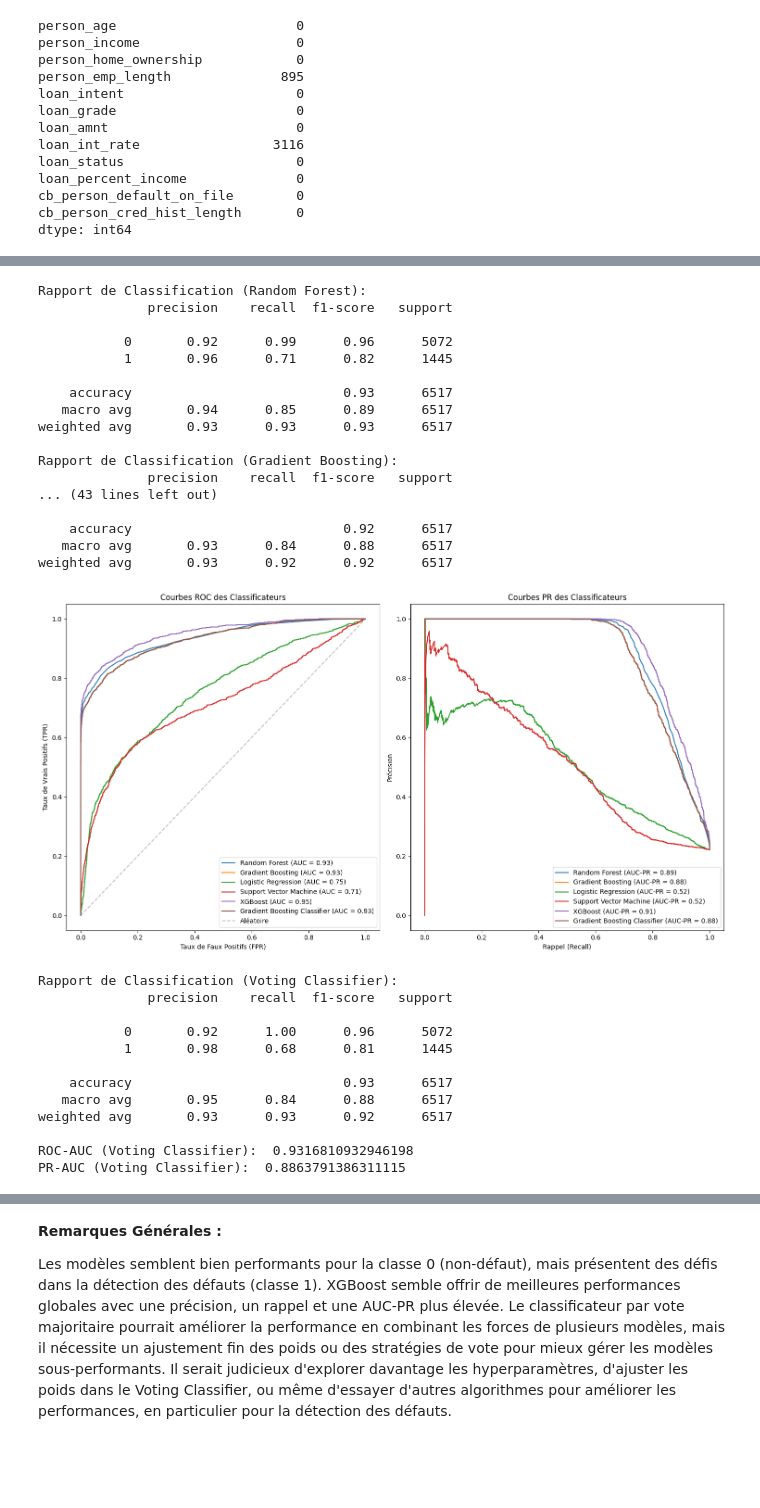
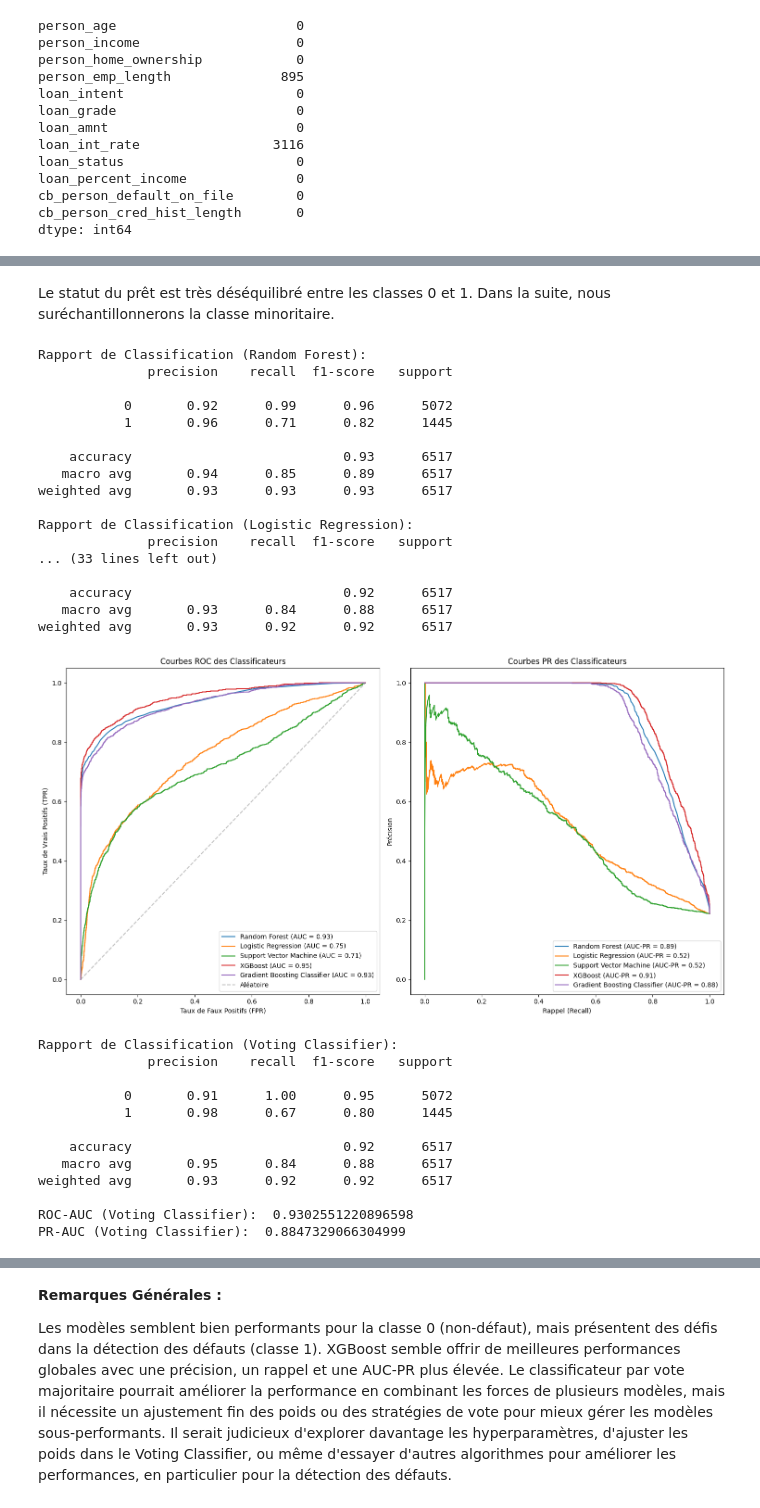
Before and after one commit to StephaneWamba/Machine-Learning-Finance, a Jupyter notebook: Prediction_du_risque_de_credit.ipynb, the cells around one changed output, grey strips where cells are left out. Saved outputs shown, nothing was run; the diff lists cells and outputs as text; code cells hidden in the pictures; blank space fills up the shorter version.

```diff
--- a/Prediction_du_risque_de_credit.ipynb
+++ b/Prediction_du_risque_de_credit.ipynb
@@ -106,3 +107,5 @@ plt.show()
+# %% [markdown]
+Le statut du prêt est très déséquilibré entre les classes 0 et 1. Dans la suite, nous suréchantillonnerons la classe minoritaire.
 # %%
 ### Prétraitement les données
 
@@ -117,17 +120,16 @@ df['loan_intent'] = label_encoder.fit_transform(df['loan_intent'])
 df['loan_grade'] = label_encoder.fit_transform(df['loan_grade'])
 df['cb_person_default_on_file'] = label_encoder.fit_transform(df['cb_person_default_on_file'])
 
+# Divise les données d'entrainement et de test
+X_train, X_test, y_train, y_test = train_test_split(df.drop(columns=['loan_status']), df['loan_status'], test_size=0.2, random_state=42)
+
 #On corrige les desequilibres dans les donnees.
 smote = SMOTE(random_state=42)
 X_resampled, y_resampled = smote.fit_resample(X_train, y_train)
 
-# Divise les données d'entrainement et de test
-X_train, X_test, y_train, y_test = train_test_split(df.drop(columns=['loan_status']), df['loan_status'], test_size=0.2, random_state=42)
-
 # Initialise les classificateurs
 classifiers = {
     'Random Forest': RandomForestClassifier(random_state=42),
-    'Gradient Boosting': GradientBoostingClassifier(random_state=42),
     'Logistic Regression': LogisticRegression(random_state=42),
     'Support Vector Machine': SVC(probability=True, random_state=42),
     'XGBoost': XGBClassifier(random_state=42),
@@ -187,45 +189,45 @@ plt.legend()
 plt.tight_layout()
 plt.show()
 
 # Entraînement du classificateur par vote majoritaire
 voting_classifier = VotingClassifier(estimators=list(classifiers.items()), voting='soft')
 voting_classifier.fit(X_train, y_train)
 y_pred = voting_classifier.predict(X_test)
 print(f"Rapport de Classification (Voting Classifier):\n{classification_report(y_test, y_pred)}")
 y_prob = voting_classifier.predict_proba(X_test)[:, 1]
 fpr, tpr, thresholds_roc = roc_curve(y_test, y_prob)
 roc_auc = auc(fpr, tpr)
 print("ROC-AUC (Voting Classifier): ", roc_auc)
 pr_auc = average_precision_score(y_test, y_prob)
 print("PR-AUC (Voting Classifier): ",  pr_auc)
 # %% [output]
 Rapport de Classification (Random Forest):
               precision    recall  f1-score   support
 
            0       0.92      0.99      0.96      5072
            1       0.96      0.71      0.82      1445
 
     accuracy                           0.93      6517
    macro avg       0.94      0.85      0.89      6517
 weighted avg       0.93      0.93      0.93      6517
 
-Rapport de Classification (Gradient Boosting):
+Rapport de Classification (Logistic Regression):
               precision    recall  f1-score   support
-... (43 lines left out)
+... (33 lines left out)
 
     accuracy                           0.92      6517
    macro avg       0.93      0.84      0.88      6517
 weighted avg       0.93      0.92      0.92      6517
-[figure, old version]
+[figure, new version]
 Rapport de Classification (Voting Classifier):
               precision    recall  f1-score   support
 
-           0       0.92      1.00      0.96      5072
-           1       0.98      0.68      0.81      1445
+           0       0.91      1.00      0.95      5072
+           1       0.98      0.67      0.80      1445
 
-    accuracy                           0.93      6517
+    accuracy                           0.92      6517
    macro avg       0.95      0.84      0.88      6517
-weighted avg       0.93      0.93      0.92      6517
+weighted avg       0.93      0.92      0.92      6517
 
-ROC-AUC (Voting Classifier):  0.9316810932946198
-PR-AUC (Voting Classifier):  0.8863791386311115
+ROC-AUC (Voting Classifier):  0.9302551220896598
+PR-AUC (Voting Classifier):  0.8847329066304999
```
Also changed, not shown: parts of 6 cells of this notebook.
